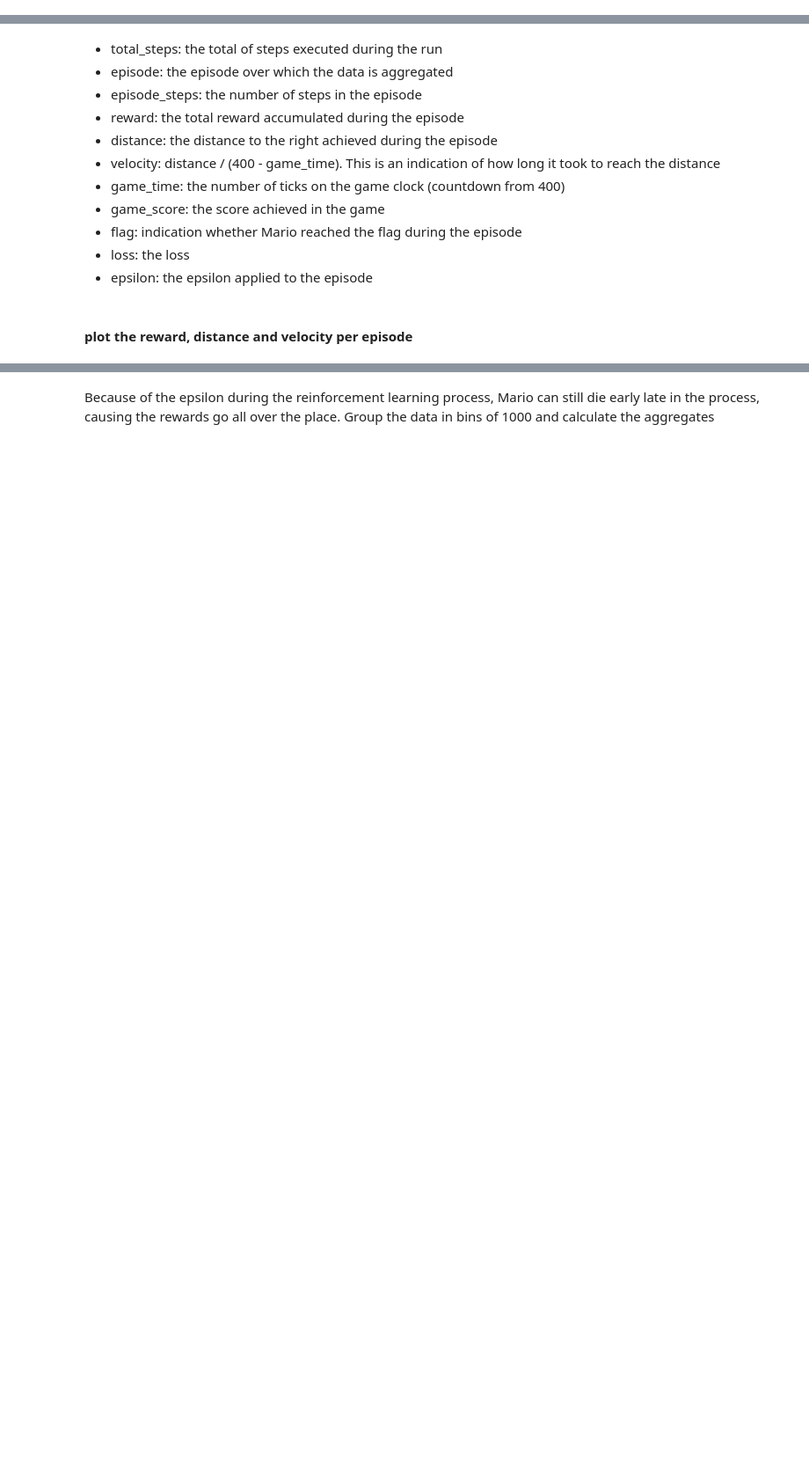
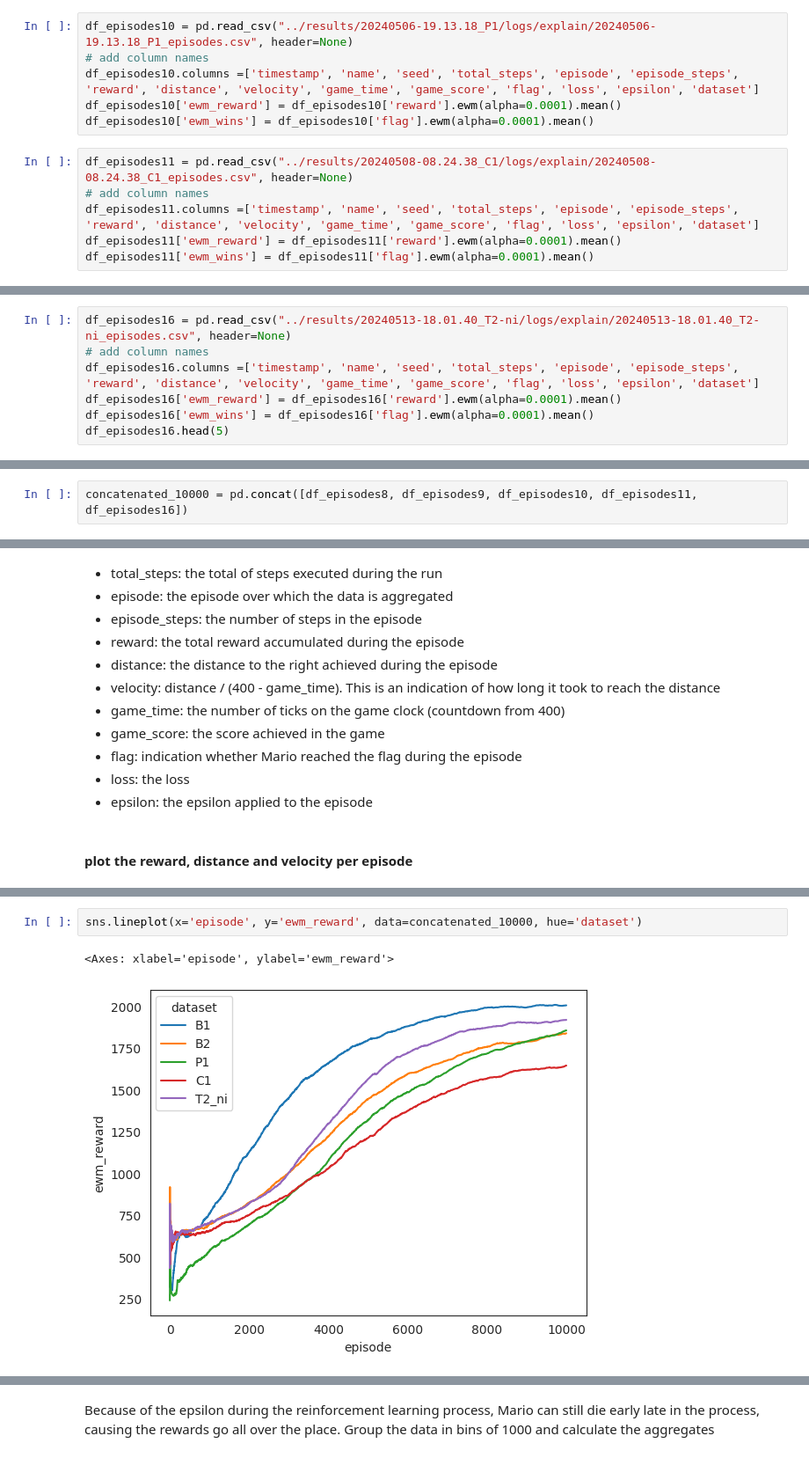
Before and after one commit to aggravated-monster/master, a Jupyter notebook: mario_visualisation/train.ipynb, the cells around one changed output, grey strips where cells are left out. Shown at 88% size. Saved outputs shown, nothing was run; the diff lists cells and outputs as text; blank space fills up the shorter version.

```diff
--- a/mario_visualisation/train.ipynb
+++ b/mario_visualisation/train.ipynb
@@ -61,0 +66,12 @@ df_episodes7.head(5)
+# %%
+df_episodes10 = pd.read_csv("../results/20240506-19.13.18_P1/logs/explain/20240506-19.13.18_P1_episodes.csv", header=None)
+# add column names
+df_episodes10.columns =['timestamp', 'name', 'seed', 'total_steps', 'episode', 'episode_steps', 'reward', 'distance', 'velocity', 'game_time', 'game_score', 'flag', 'loss', 'epsilon', 'dataset']
+df_episodes10['ewm_reward'] = df_episodes10['reward'].ewm(alpha=0.0001).mean()
+df_episodes10['ewm_wins'] = df_episodes10['flag'].ewm(alpha=0.0001).mean()
+# %%
+df_episodes11 = pd.read_csv("../results/20240508-08.24.38_C1/logs/explain/20240508-08.24.38_C1_episodes.csv", header=None)
+# add column names
+df_episodes11.columns =['timestamp', 'name', 'seed', 'total_steps', 'episode', 'episode_steps', 'reward', 'distance', 'velocity', 'game_time', 'game_score', 'flag', 'loss', 'epsilon', 'dataset']
+df_episodes11['ewm_reward'] = df_episodes11['reward'].ewm(alpha=0.0001).mean()
+df_episodes11['ewm_wins'] = df_episodes11['flag'].ewm(alpha=0.0001).mean()
@@ -61,0 +110,7 @@ df_episodes7.head(5)
+# %%
+df_episodes16 = pd.read_csv("../results/20240513-18.01.40_T2-ni/logs/explain/20240513-18.01.40_T2-ni_episodes.csv", header=None)
+# add column names
+df_episodes16.columns =['timestamp', 'name', 'seed', 'total_steps', 'episode', 'episode_steps', 'reward', 'distance', 'velocity', 'game_time', 'game_score', 'flag', 'loss', 'epsilon', 'dataset']
+df_episodes16['ewm_reward'] = df_episodes16['reward'].ewm(alpha=0.0001).mean()
+df_episodes16['ewm_wins'] = df_episodes16['flag'].ewm(alpha=0.0001).mean()
+df_episodes16.head(5)
@@ -63,0 +126,2 @@ concatenated = pd.concat([df_episodes1, df_episodes2, df_episodes3, df_episodes4
+# %%
+concatenated_10000 = pd.concat([df_episodes8, df_episodes9, df_episodes10, df_episodes11, df_episodes16])
@@ -87,0 +154,5 @@ sns.lineplot(x='episode', y='ewm_reward', data=concatenated, hue='dataset')
+# %%
+sns.lineplot(x='episode', y='ewm_reward', data=concatenated_10000, hue='dataset')
+# %% [output]
+<Axes: xlabel='episode', ylabel='ewm_reward'>
+[figure, added]
```
Also changed, not shown: parts of 24 cells of this notebook, 14 other files.
